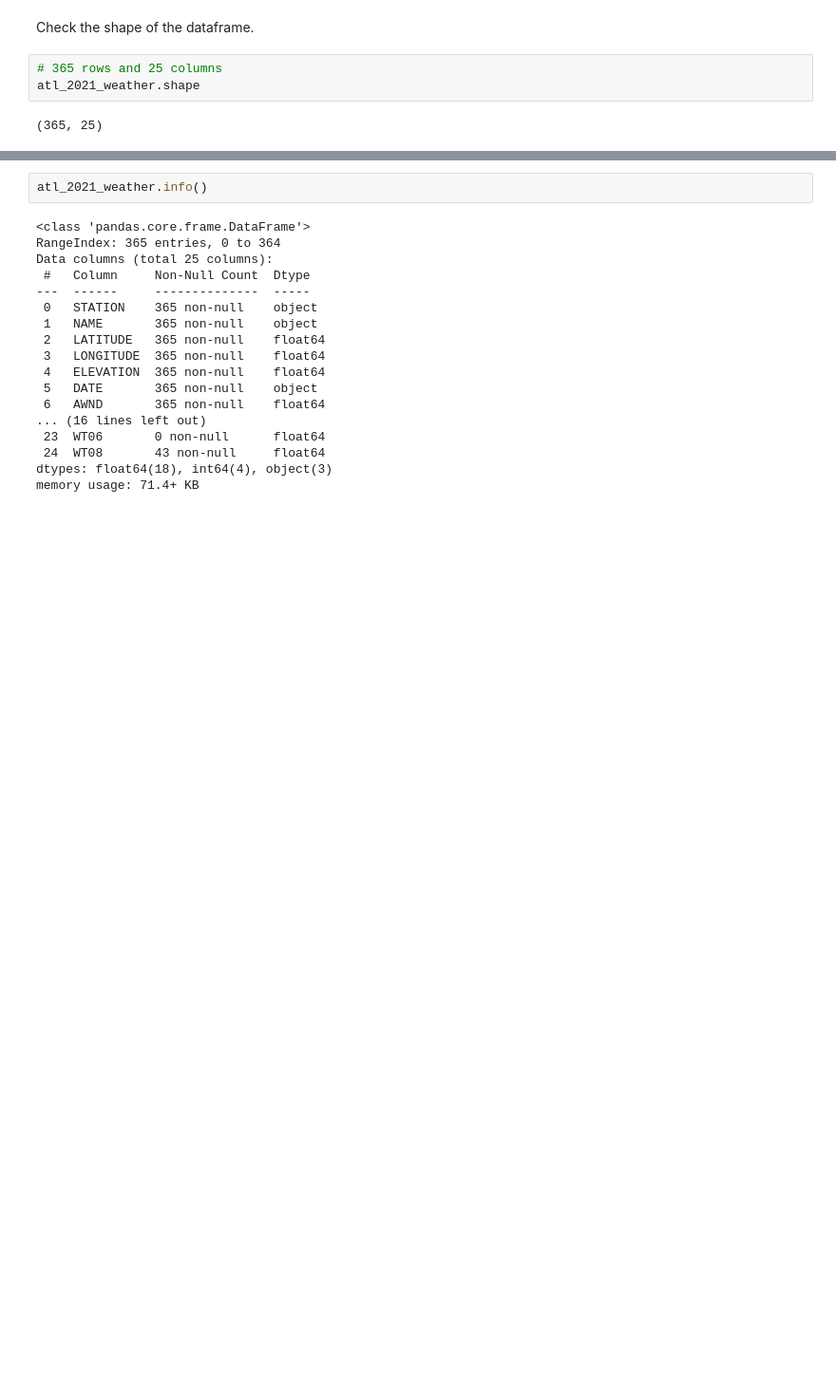
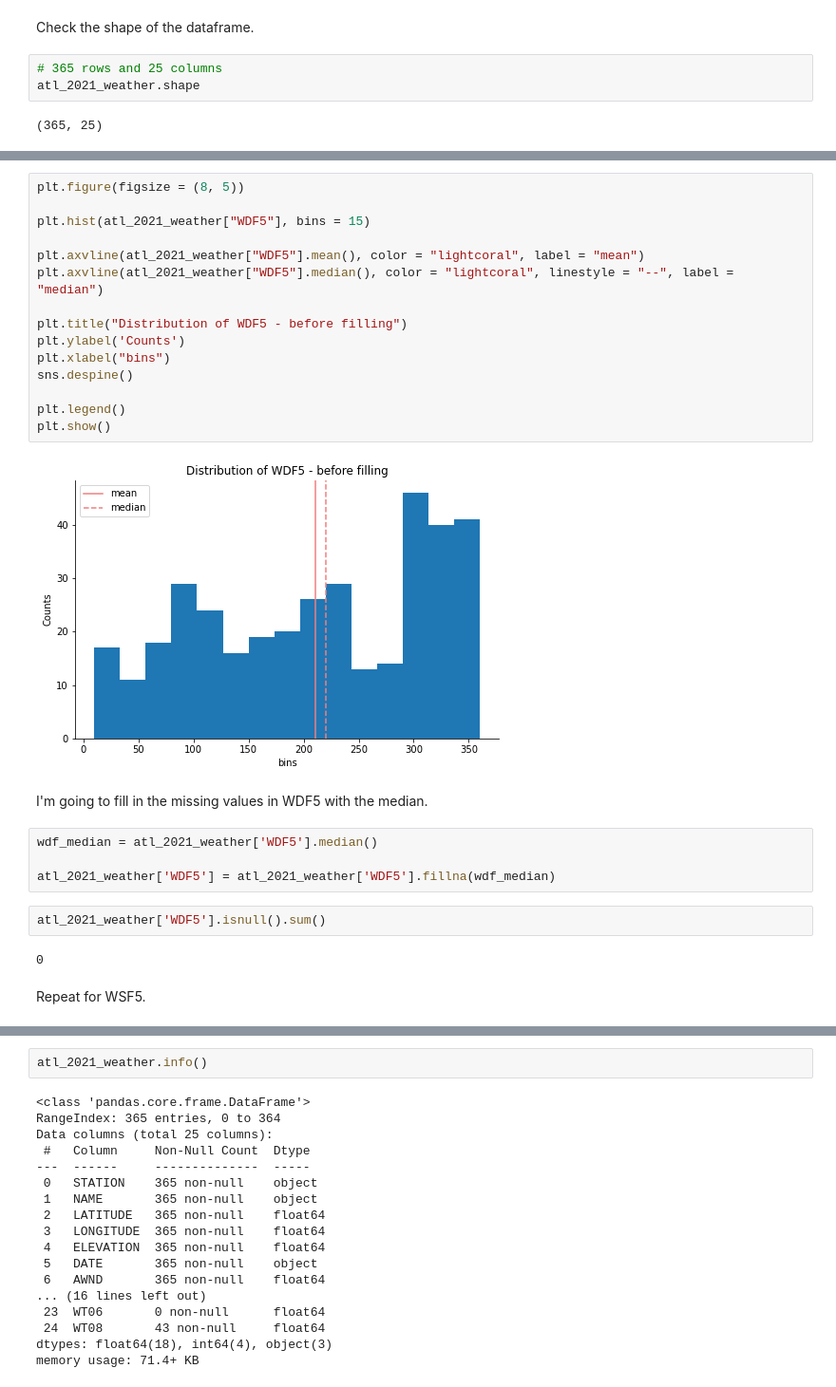
Before and after one commit to stephgolob/Predicting-Flight-Delays, a Jupyter notebook: Cleaning_and_Preprocessing_2021_Data.ipynb, the cells around one changed output, grey strips where cells are left out. Shown at 95% size. Cells and saved outputs as stored; diff of their text form; blank space fills up the shorter version.

```diff
--- a/Cleaning_and_Preprocessing_2021_Data.ipynb
+++ b/Cleaning_and_Preprocessing_2021_Data.ipynb
@@ -760,0 +785,29 @@ atl_2021_weather.shape
+# %%
+plt.figure(figsize = (8, 5))
+
+plt.hist(atl_2021_weather["WDF5"], bins = 15)
+
+plt.axvline(atl_2021_weather["WDF5"].mean(), color = "lightcoral", label = "mean")
+plt.axvline(atl_2021_weather["WDF5"].median(), color = "lightcoral", linestyle = "--", label = "median")
+
+plt.title("Distribution of WDF5 - before filling")
+plt.ylabel('Counts')
+plt.xlabel("bins")
+sns.despine()
+
+plt.legend()
+plt.show()
+# %% [output]
+[figure, added]
+# %% [markdown]
+I'm going to fill in the missing values in WDF5 with the median.
+# %%
+wdf_median = atl_2021_weather['WDF5'].median()
+
+atl_2021_weather['WDF5'] = atl_2021_weather['WDF5'].fillna(wdf_median)
+# %%
+atl_2021_weather['WDF5'].isnull().sum()
+# %% [output]
+0
+# %% [markdown]
+Repeat for WSF5.
```
Also changed, not shown: parts of 25 cells of this notebook, 1 other file.
